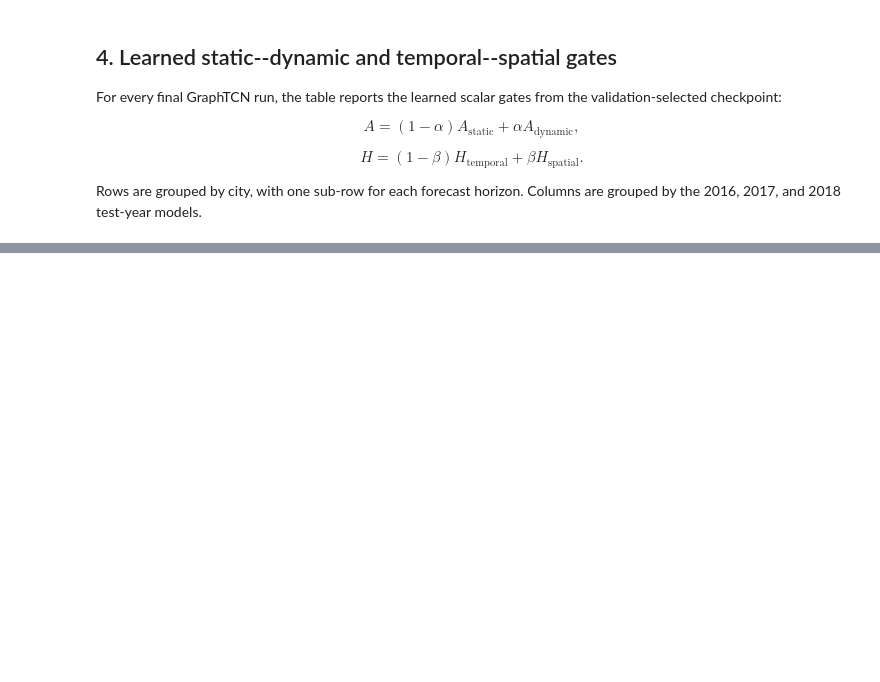
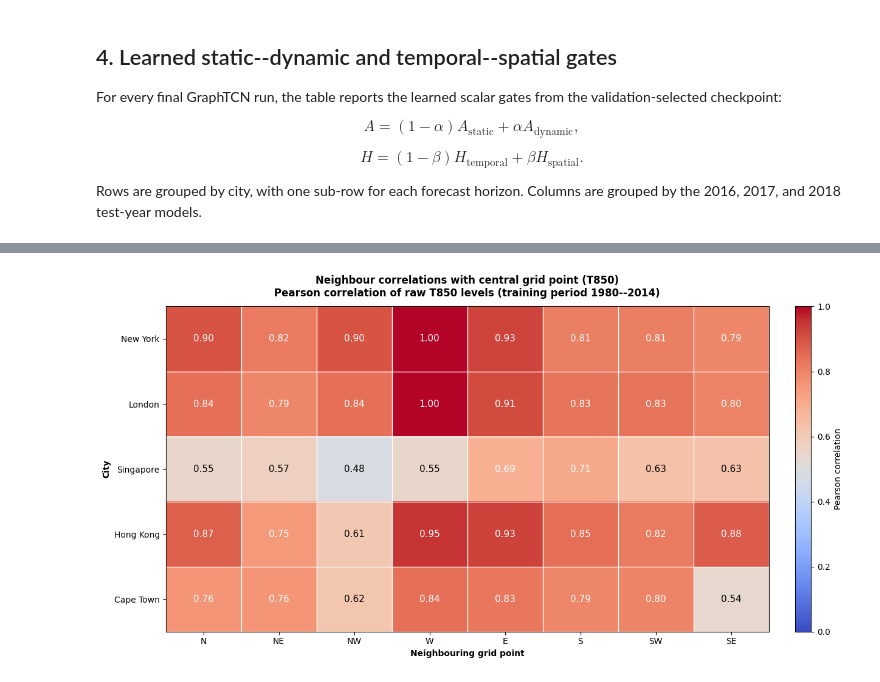
Before and after one commit to VishR-94/dynamic_graphs_thesis, a Jupyter notebook: notebooks/weather_evaluation.ipynb, the cells around one changed output, grey strips where cells are left out. Saved outputs shown, nothing was run; the diff lists cells and outputs as text; code cells hidden in the pictures; blank space fills up the shorter version.

```diff
--- a/notebooks/weather_evaluation.ipynb
+++ b/notebooks/weather_evaluation.ipynb
@@ -233,0 +286,16 @@ alpha_beta_table = show_weather_alpha_beta_table(
+# %%
+# Inputs:
+# - test_year: 2016, 2017, or 2018. This selects the relevant training split.
+# - difference: False for raw T850 levels; True for absolute correlations
+#   of six-hour T850 changes, matching the graph-prior construction.
+central_neighbour_correlations, correlation_figure, correlation_axis = (
+    plot_central_neighbour_t850_correlations(
+        weather_root=WEATHER_ROOT,
+        test_year=2016,
+        difference=False,
+    )
+)
+
+plt.show()
+# %% [output]
+[figure, added]
```
Also changed, not shown: parts of 7 cells of this notebook, 2 other files.
